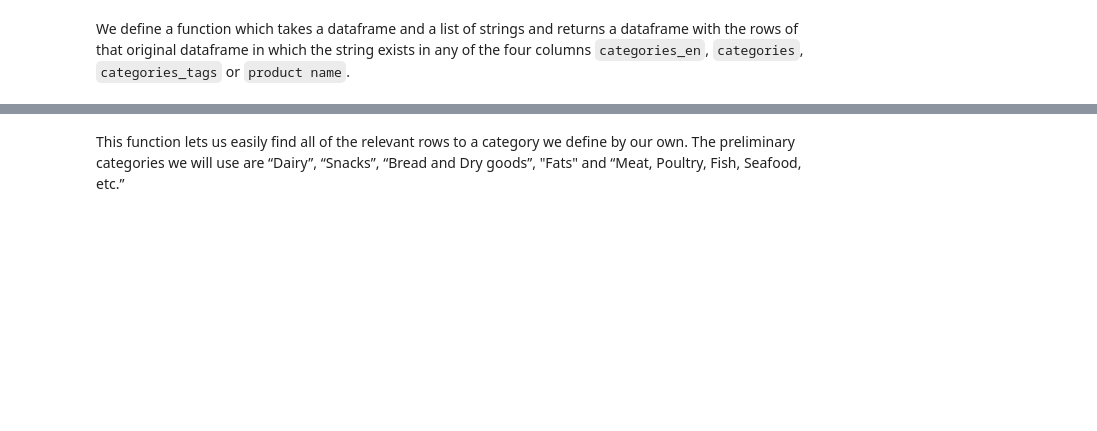
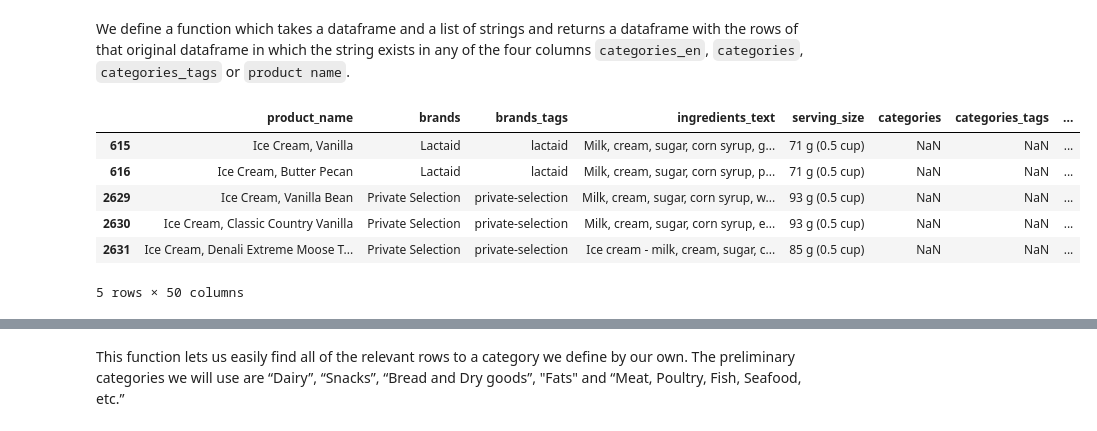
Before and after one commit to emmwel/ADAeda, a Jupyter notebook: Project/data_exploration.ipynb, the cells around one changed output, grey strips where cells are left out. Saved outputs shown, nothing was run; the diff lists cells and outputs as text; code cells hidden in the pictures; blank space fills up the shorter version.

```diff
--- a/Project/data_exploration.ipynb
+++ b/Project/data_exploration.ipynb
@@ -193,4 +195,15 @@ def relevant_rows(df, tag_list):
     combinations = [df[col].str.contains(tag, na=False, flags=re.IGNORECASE) for tag in tag_list for col in cols]
     mask = functools.reduce(lambda x,y: x | y, combinations)
     return df[mask]
+# %%
+ice_cream = relevant_rows(us_data, ['Ice Cream'])
+ice_cream.head(5)
+# %% [output]
+|  | product_name | brands | brands_tags | ingredients_text | serving_size | categories | categories_tags | ... |
+| 615 | Ice Cream, Vanilla | Lactaid | lactaid | Milk, cream, sugar, corn syrup, g... | 71 g (0.5 cup) | NaN | NaN | ... |
+| 616 | Ice Cream, Butter Pecan | Lactaid | lactaid | Milk, cream, sugar, corn syrup, p... | 71 g (0.5 cup) | NaN | NaN | ... |
+| 2629 | Ice Cream, Vanilla Bean | Private Selection | private-selection | Milk, cream, sugar, corn syrup, w... | 93 g (0.5 cup) | NaN | NaN | ... |
+| 2630 | Ice Cream, Classic Country Vanilla | Private Selection | private-selection | Milk, cream, sugar, corn syrup, e... | 93 g (0.5 cup) | NaN | NaN | ... |
+| 2631 | Ice Cream, Denali Extreme Moose T... | Private Selection | private-selection | Ice cream - milk, cream, sugar, c... | 85 g (0.5 cup) | NaN | NaN | ... |
+5 rows × 50 columns
 # %%
```
Also changed, not shown: parts of 17 cells of this notebook.
